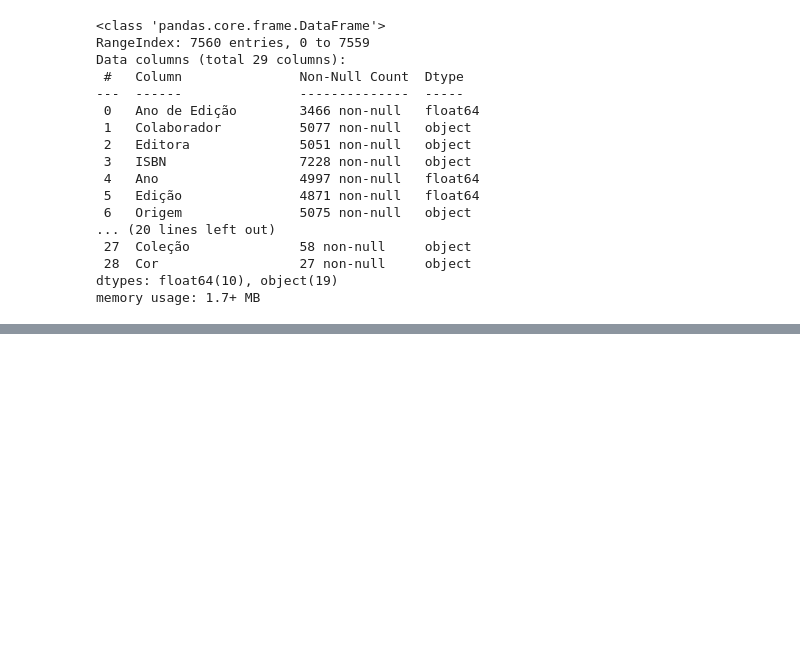
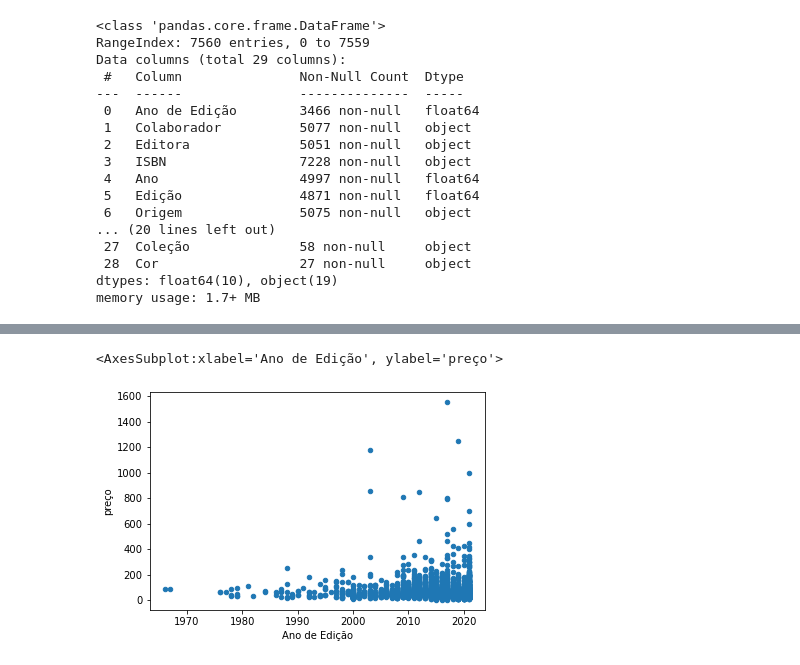
Before and after one commit to CaioViktor/Curso_Ciencias_de_Dados, a Jupyter notebook: trab1_books/etl.ipynb, the cells around one changed output, grey strips where cells are left out. Drawn from its saved outputs; the diff is of its cells as text; code cells hidden in the pictures; blank space fills up the shorter version.

```diff
--- a/trab1_books/etl.ipynb
+++ b/trab1_books/etl.ipynb
@@ -41,0 +192,5 @@ df.describe()
+# %%
+df.plot.scatter("Ano de Edição","preço")
+# %% [output]
+<AxesSubplot:xlabel='Ano de Edição', ylabel='preço'>
+[figure, added]
```
Also changed, not shown: parts of 32 cells of this notebook.
